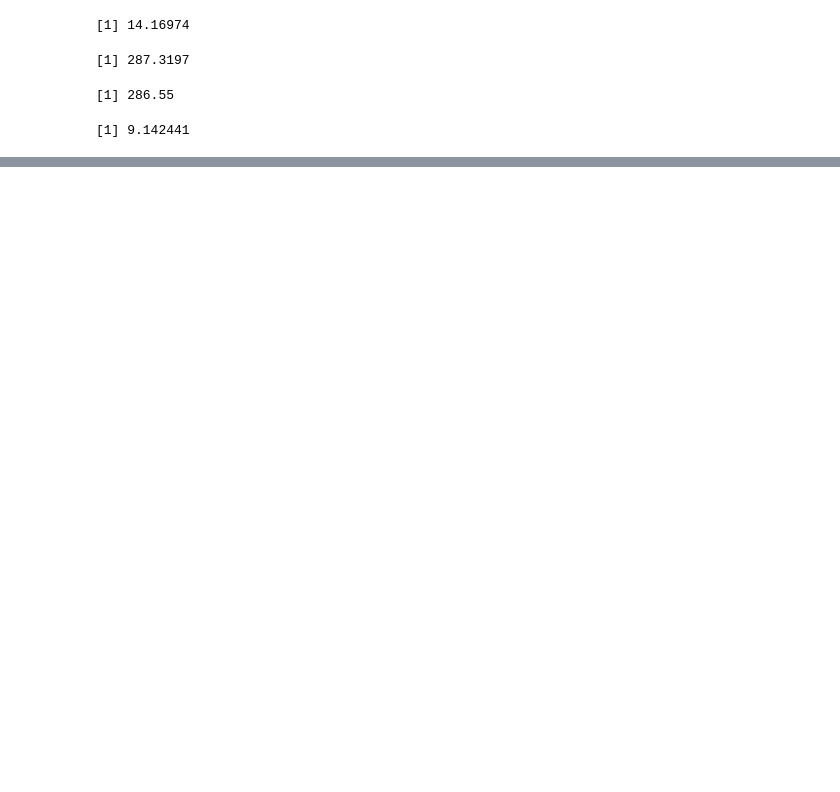
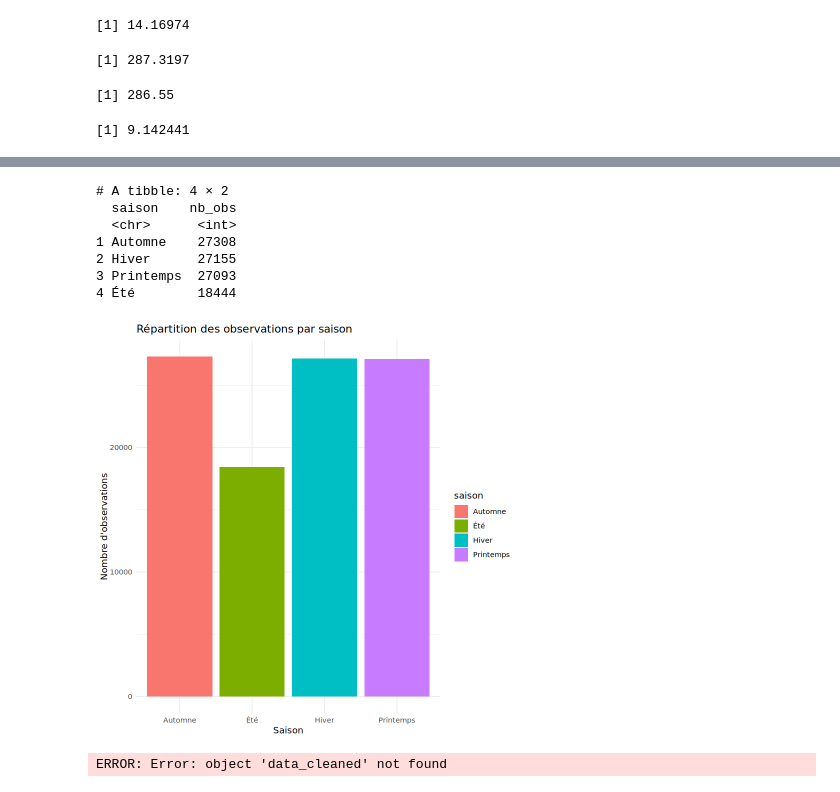
Before and after one commit to lauraachoquett/stats_BE_Bobbia, a Jupyter notebook: analyses_jo/essais.ipynb, the cells around one changed output, grey strips where cells are left out. Saved outputs shown, nothing was run; the diff lists cells and outputs as text; code cells hidden in the pictures; blank space fills up the shorter version.

```diff
--- a/analyses_jo/essais.ipynb
+++ b/analyses_jo/essais.ipynb
@@ -51,7 +51,7 @@ A data.frame: 6 × 82
                     Max.   :94.0    Max.   :12.000
                     NA's   :11832
 # %%
-data_observ <- read.csv("/home/jmaubian/SDD/Projet_stat_meteo/observations.csv", header=TRUE, nrows=100000)
+data_observ <- read.csv("/home/jmaubian/SDD/Projet_stat_meteo/observations.csv", header=TRUE, sep = ",")
 # %%
 # Aperçu des données
 head(data_observ)
@@ -186,0 +203,48 @@ The following objects are masked from ‘package:base’:
+# %%
+library(dplyr)
+
+# Nombre d'observations par saison
+saison_counts <- data_observ %>%
+    group_by(saison) %>%
+    summarize(nb_obs = n())
+print(saison_counts)
+
+ggplot(saison_counts, aes(x = saison, y = nb_obs, fill = saison)) +
+  geom_col() +
+  labs(title = "Répartition des observations par saison",
+       x = "Saison", y = "Nombre d'observations") +
+  theme_minimal()
+# %% [output]
+# A tibble: 4 × 2
+  saison    nb_obs
+  <chr>      <int>
+1 Automne    27308
+2 Hiver      27155
+3 Printemps  27093
+4 Été        18444
+[figure, added]
+# %%
+# Regrouper par mois ou saisons avec obs_cleaned
+
+data_cleaned <- read.csv("/home/jmaubian/SDD/Projet_stat_meteo/observations_cleaned.csv", header=TRUE, sep=",")
+
+library(lubridate)
+data_cleaned$Date <- as.POSIXct(data_meteo$Date, format="%Y-%m-%dT%H:%M:%S", tz="Europe/Berlin")
+data_cleaned$mois <- month(data_meteo$Date)
+data_cleaned$saison <- ifelse(data_meteo$mois %in% c(12, 1, 2), "Hiver",
+                            ifelse(data_meteo$mois %in% c(3, 4, 5), "Printemps",
+                                   ifelse(data_meteo$mois %in% c(6, 7, 8), "Été", "Automne")))
+
+# Nombre d'observations par saison
+saison_counts <- data_cleaned %>%
+    group_by(saison) %>%
+    summarize(nb_obs = n())
+print(saison_counts)
+
+ggplot(saison_counts, aes(x = saison, y = nb_obs, fill = saison)) +
+  geom_col() +
+  labs(title = "Répartition des observations par saison",
+       x = "Saison", y = "Nombre d'observations") +
+  theme_minimal()
+# %% [output]
+ERROR: Error: object 'data_cleaned' not found
```
Also changed, not shown: parts of 5 cells of this notebook, 1 other file.
